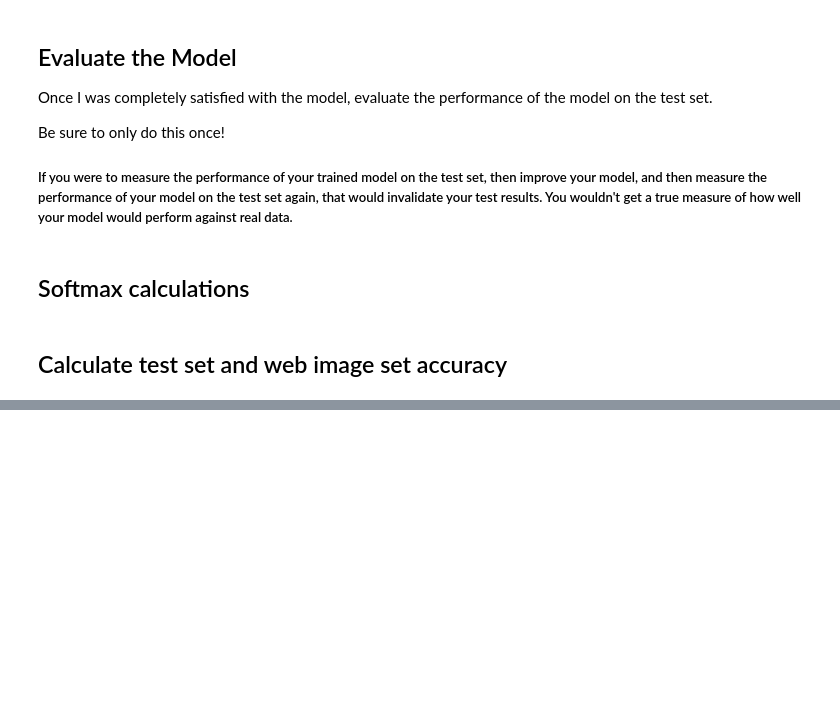
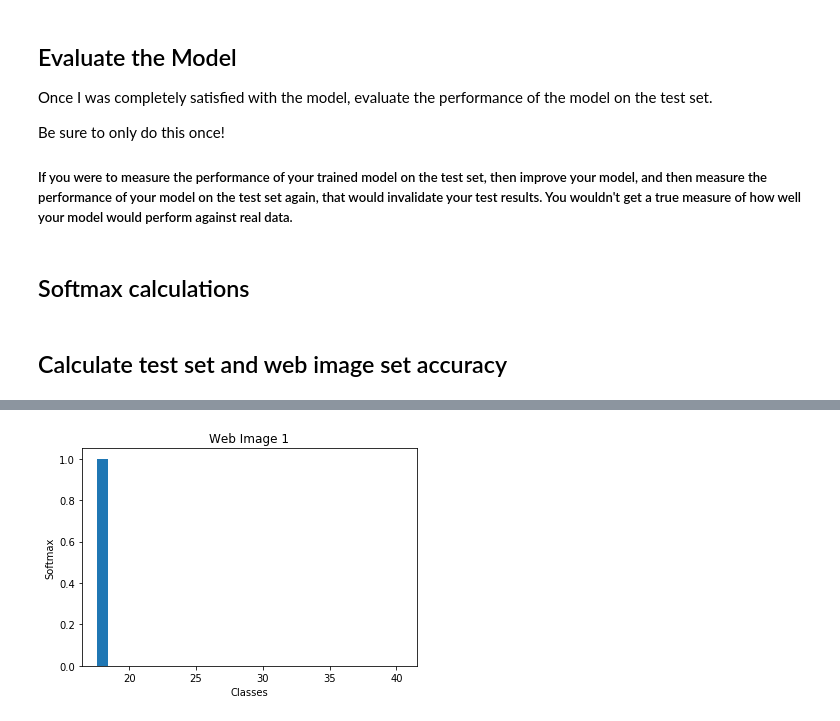
Before and after one commit to sunny1986/SDC_P2_TrafficSignClassifier, a Jupyter notebook: Traffic_Sign_Classifier_Final_Solution.ipynb, the cells around one changed output, grey strips where cells are left out. Drawn from its saved outputs; the diff is of its cells as text; code cells hidden in the pictures; blank space fills up the shorter version.

```diff
--- a/Traffic_Sign_Classifier_Final_Solution.ipynb
+++ b/Traffic_Sign_Classifier_Final_Solution.ipynb
@@ -408,0 +414,9 @@ TopKV2(values=array([[  8.51979315e-01,   1.18231922e-01,   2.94089019e-02,
+# %%
+# Plot softmax
+plt.bar([18, 26, 20, 40, 27],[9.99993563e-01,6.46626131e-06,3.15594271e-08,7.41227923e-09,4.73859529e-09])
+plt.xlabel('Classes')
+plt.ylabel('Softmax')
+plt.title('Web Image 1')
+plt.show()
+# %% [output]
+[figure, added]
```
Also changed, not shown: parts of 8 cells of this notebook.
